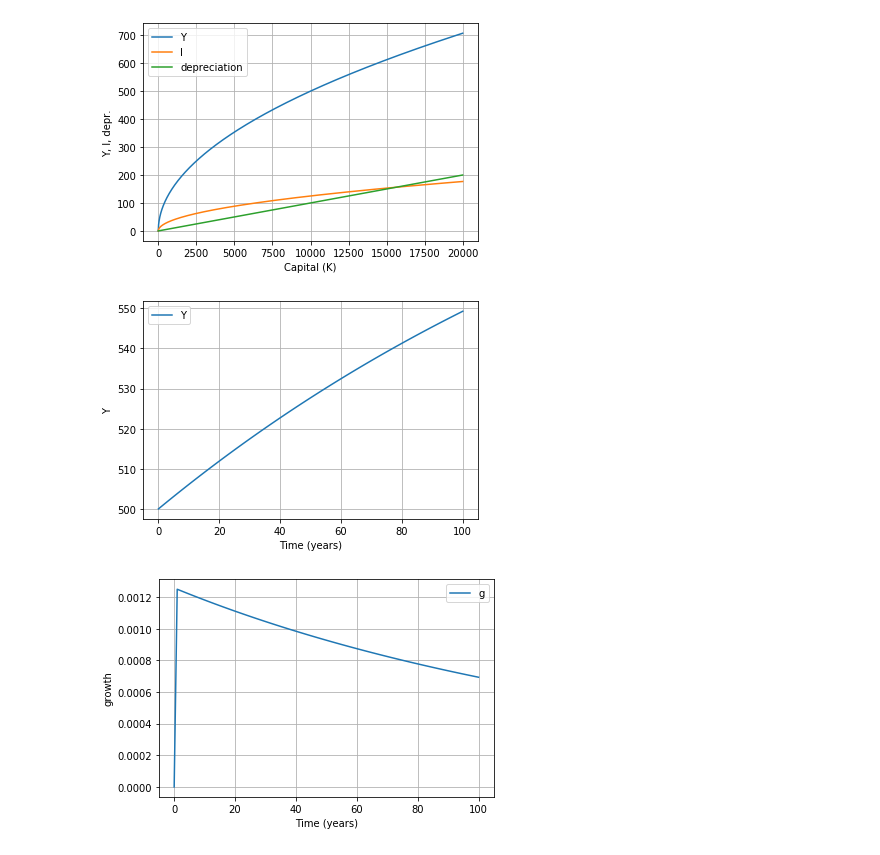
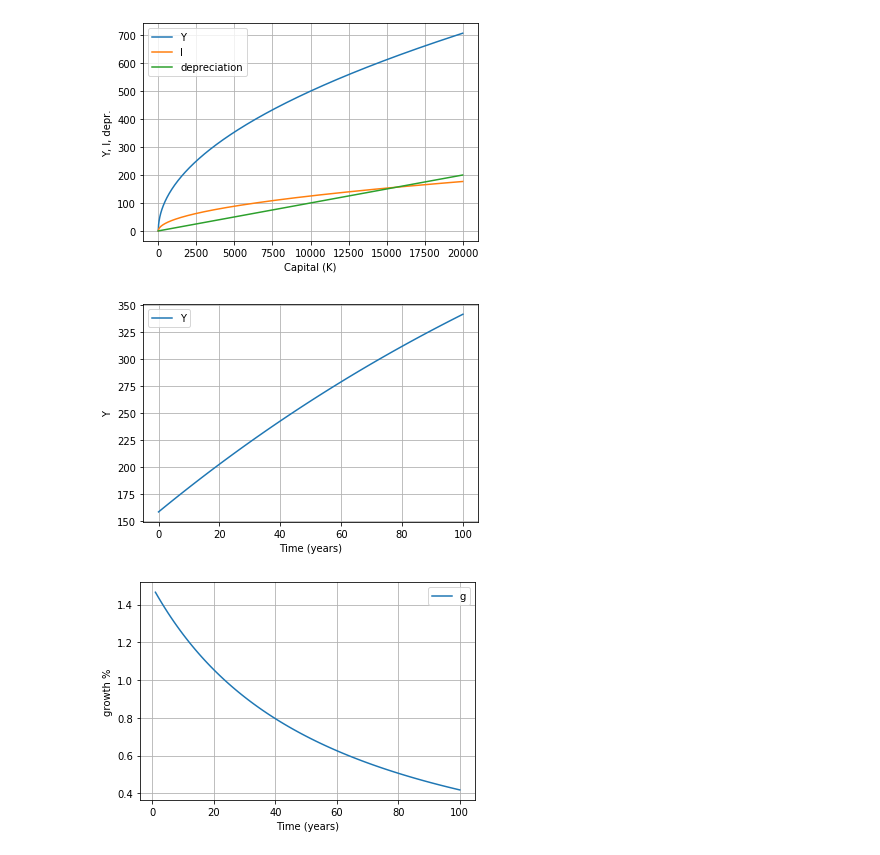
Before and after one commit to brianhill/loops-and-orbits, a Jupyter notebook: notebooks/lao-3-2.ipynb, the cells around one changed output. Cells and saved outputs as stored; diff of their text form; code cells hidden in the pictures.

```diff
--- a/notebooks/lao-3-2.ipynb
+++ b/notebooks/lao-3-2.ipynb
@@ -11,7 +11,7 @@ import matplotlib.pyplot as plt
 import unittest
 # %%
 #define the starting state of the economy
-capital = 10000
+capital = 1000
 depreciation_rate = 0.01
 savings_rate = 0.25
 
@@ -62,33 +62,35 @@ plt.show()
 # %%
 #Time trajectory of growth
 sim_Y = np.zeros((simulation_time_steps + 1,))
 sim_time = np.zeros((simulation_time_steps + 1,))
 sim_K = np.zeros((simulation_time_steps + 1,))
 sim_growth = np.zeros((simulation_time_steps + 1,))
 sim_K[0] = capital
 sim_Y[0] = prodFunct(capital)
 
 for i in range(1, simulation_time_steps + 1):
     sim_K[i] = sim_K[i-1] + investment(sim_Y[i-1]) - depreciation(sim_K[i-1])
     sim_Y[i] = prodFunct(sim_K[i])
     sim_growth[i] = (sim_Y[i]-sim_Y[i-1])/sim_Y[i-1]
     sim_time[i] = sim_time[i-1]+delta_t
 
+#Plot GDP by time
 plt.plot(sim_time, sim_Y)
-
 plt.xlabel("Time (years)")
 plt.ylabel("Y")
 plt.legend(("Y"))
 plt.grid()
 plt.show()
 
-plt.plot(sim_time, sim_growth)
-
+#Plot growth rate by time
+sim_time = np.delete(sim_time,0)
+sim_growth = np.delete(sim_growth,0)
+plt.plot(sim_time, sim_growth*100)
 plt.xlabel("Time (years)")
-plt.ylabel("growth")
+plt.ylabel("growth %")
 plt.legend(("growth"))
 plt.grid()
 plt.show()
 # %% [output]
-[figure, old version]
+[figure, new version]
-[figure, old version]
+[figure, new version]
```
